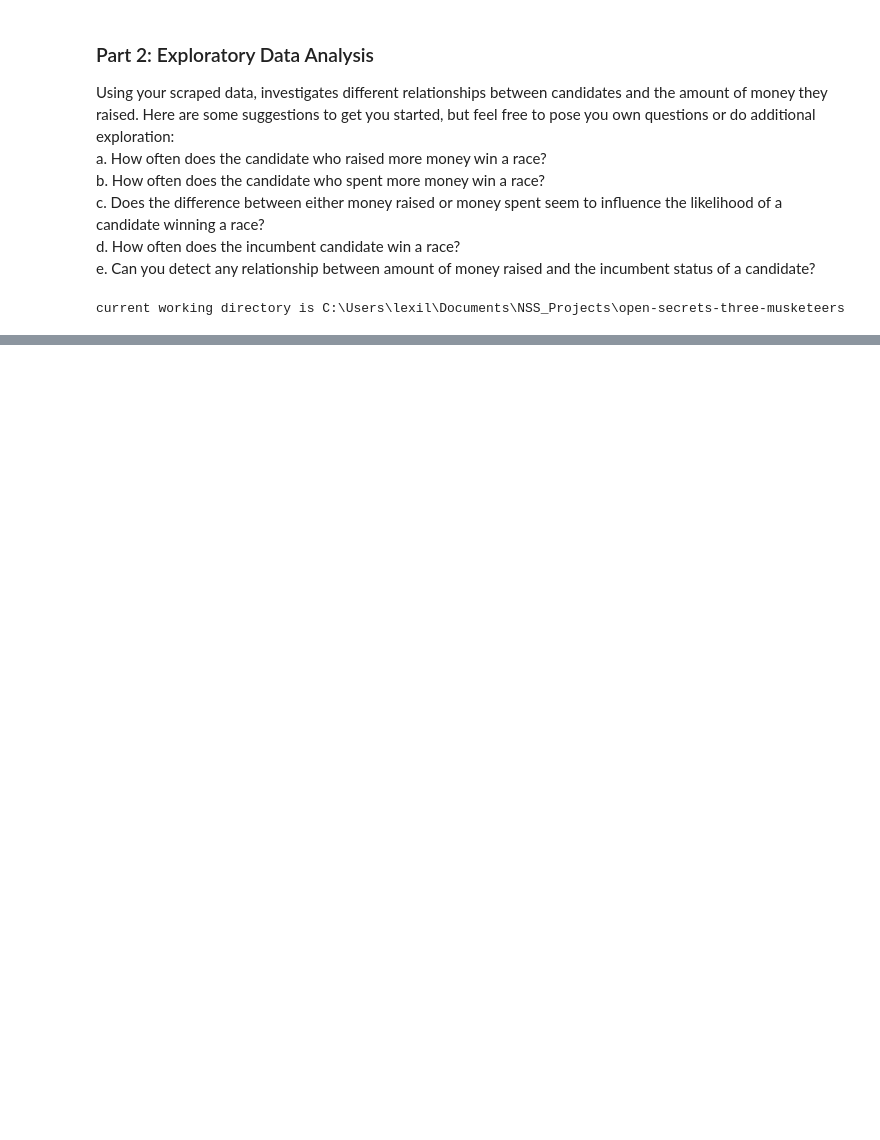
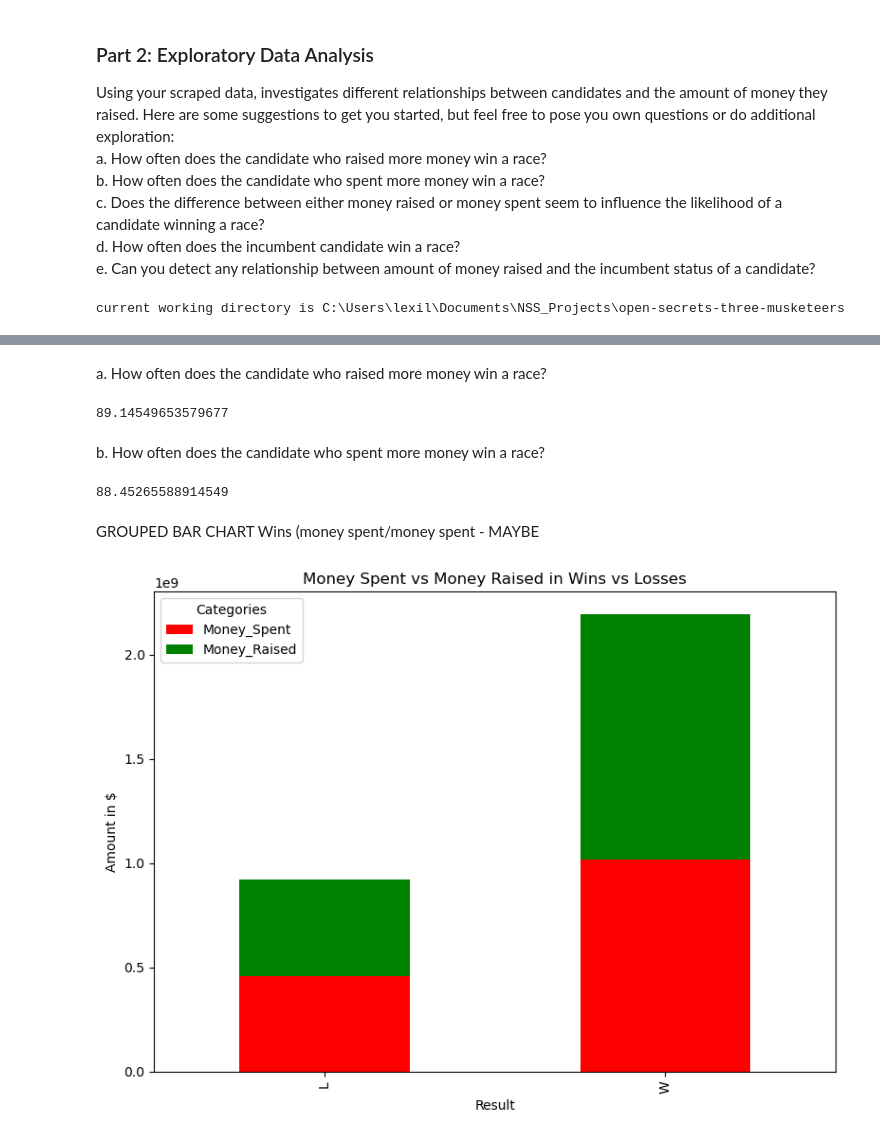
Before and after one commit to nss-data-science-cohort-8/open-secrets-three-musketeers, a Jupyter notebook: notebooks/Data_Analysis_politicaldistribution_LJ.ipynb, the cells around one changed output, grey strips where cells are left out. Drawn from its saved outputs; the diff is of its cells as text; code cells hidden in the pictures; blank space fills up the shorter version.

```diff
--- a/notebooks/Data_Analysis_politicaldistribution_LJ.ipynb
+++ b/notebooks/Data_Analysis_politicaldistribution_LJ.ipynb
@@ -36,0 +23,2 @@ full_df['end
+# %%
+df_clean = df_dropped_columns.rename(columns={'Rcpts': 'Money_Raised', 'Spent': 'Money_Spent'})
@@ -36,0 +29,3 @@ full_df['end
+# %%
+df_clean['Result'] = df_clean['Result'].replace(r'^\s*$', np.nan, regex=True)
+df_clean.dropna()
@@ -36,0 +46,49 @@ full_df['end
+# %%
+df_clean['Result'] = df_clean['Result'].replace('l', 'L').replace('w', 'W')
+# %% [markdown]
+a. How often does the candidate who raised more money win a race?
+# %%
+candidate_win_raised_count = 0
+for state in df_clean['State'].unique():
+    for district in df_clean.loc[df_clean['State'] == state]['District'].unique():
+        winners_top_rcpts = df_clean.loc[df_clean['State']==state].loc[df_clean['District']==district].loc[df_clean['Result'] == 'W']['Money_Raised'].max()
+        losers_top_rcpts = df_clean.loc[df_clean['State']==state].loc[df_clean['District']==district].loc[df_clean['Result'] == 'L']['Money_Raised'].max()
+        if winners_top_rcpts > max(0, losers_top_rcpts): #losers_top_rcpts can be nan, replace with 0
+            candidate_win_raised_count += 1
+candidate_win_raised_percentage = 100 * candidate_win_raised_count/len(df_clean[df_clean['Result'] == 'W'])
+candidate_win_raised_percentage
+# %% [output]
+89.14549653579677
+# %% [markdown]
+b. How often does the candidate who spent more money win a race?
+# %%
+candidate_win_spent_count = 0
+for state in df_clean['State'].unique():
+    for district in df_clean.loc[df_clean['State'] == state]['District'].unique():
+        winners_top_spent = df_clean.loc[df_clean['State']==state].loc[df_clean['District']==district].loc[df_clean['Result'] == 'W']['Money_Spent'].max()
+        losers_top_spent = df_clean.loc[df_clean['State']==state].loc[df_clean['District']==district].loc[df_clean['Result'] == 'L']['Money_Spent'].max()
+        if winners_top_spent > max(0, losers_top_spent): #losers_top_spent can be nan, replace with 0
+            candidate_win_spent_count += 1
+candidate_win_spent_percentage = 100 * candidate_win_spent_count/len(df_clean[df_clean['Result'] == 'W'])
+candidate_win_spent_percentage
+# %% [output]
+88.45265588914549
+# %% [markdown]
+GROUPED BAR CHART Wins (money spent/money spent - MAYBE
+# %%
+df_grouped = df_clean.groupby('Result')[['Money_Spent', 'Money_Raised']].sum().reset_index()
+# %%
+df_grouped.set_index('Result', inplace=True)
+
+ax = df_grouped.plot(kind='bar', stacked=True, figsize=(8, 6), color=['red', 'green'])
+
+ax.set_ylabel('Amount in $')
+ax.set_title('Money Spent vs Money Raised in Wins vs Losses')
+ax.set_xlabel('Result')
+
+ax.legend(title="Categories", loc='upper left')
+
+plt.tight_layout()
+plt.show()
+# %% [output]
+[figure, added]
```
Also changed, not shown: parts of 5 cells of this notebook.
